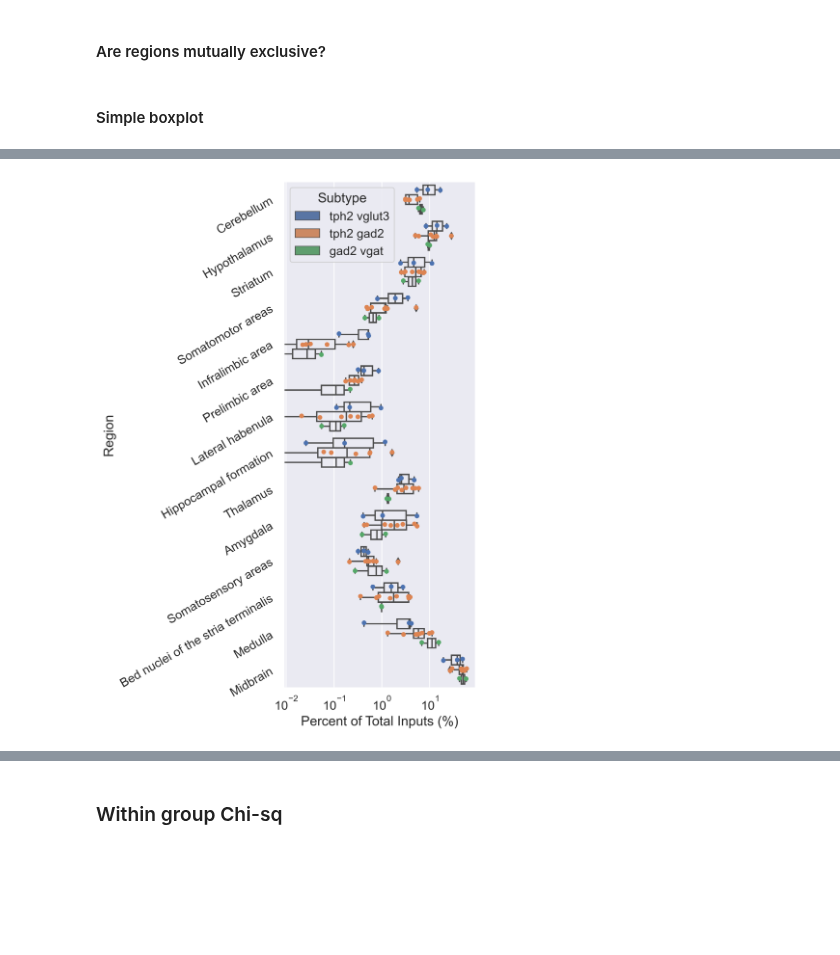
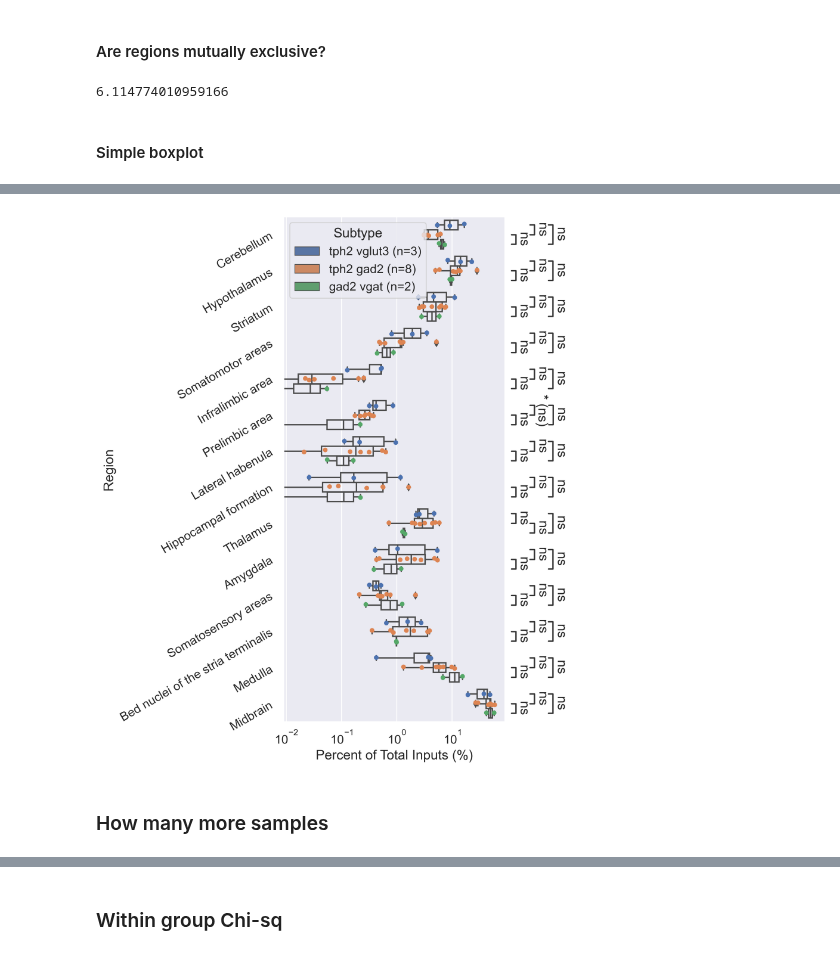
Before and after one commit to neurodata/brainlit, a Jupyter notebook: experiments/BrainLine/soma_analysis.ipynb, the cells around one changed output, grey strips where cells are left out. Cells and saved outputs as stored; diff of their text form; code cells hidden in the pictures; blank space fills up the shorter version.

```diff
--- a/experiments/BrainLine/soma_analysis.ipynb
+++ b/experiments/BrainLine/soma_analysis.ipynb
@@ -483,16 +485,36 @@ for r_src in regions:
             continue
         elif nx.has_path(sd.region_graph, r_src, r_targ):
             print(f"{r_src} is parent of {r_targ}")
+# %%
+df[(df["Region"] == region_name) & (df["Subtype"] == f"tph2 gad2 (n={subtype_counts['tph2 gad2']})")]["Percent of Total Inputs (%)"].mean()
+# %% [output]
+6.114774010959166
 # %% [markdown]
 #### Simple boxplot
+# %%
+def _log_ttest_ind(group_data1, group_data2, verbose=1, **stats_params):
+    group_data1_log = np.log(group_data1)
+    group_data2_log = np.log(group_data2)
+
+    return ttest_ind(group_data1_log, group_data2_log, **stats_params)
 # %%
+test = StatTest(_log_ttest_ind, test_long_name='Log t-test_ind', test_short_name='log-t')
+test = "Mann-Whitney"
+#test = "t-test_ind"
+
 region_names = []
 pcts = []
 ids = []
 subtypes = []
+subtype_counts = {}
 
 for brain_id in sd.brain_ids:
     subtype = sd.brain2paths[brain_id]["subtype"]
+    if subtype in subtype_counts.keys():
+        subtype_counts[subtype] = subtype_counts[subtype] + 1
+    else:
+        subtype_counts[subtype] = 1
+
     for region in regions:
         pct = sd.region_graph.nodes[region][brain_id]/sd.region_graph.nodes[997][brain_id]*100
 
@@ -510,12 +532,17 @@ for brain_id in sd.brain_ids:
         ids.append(brain_id)
         region_names.append(composite_region)
 
+# append n to subtypes
+for i, subtype in enumerate(subtypes):
+    subtypes[i] = subtype + f" (n={subtype_counts[subtype]})"
+
+
 data = {"Region": region_names, "Brain ID": ids, "Subtype": subtypes, "Percent of Total Inputs (%)": pcts}
 df = pd.DataFrame(data=data)
 
 diffs = []
 for region_name in df["Region"].unique():
-    diff = df[(df["Region"] == region_name) & (df["Subtype"] == "tph2 gad2")]["Percent of Total Inputs (%)"].mean() - df[(df["Region"] == region_name) & (df["Subtype"] == "tph2 vglut3")]["Percent of Total Inputs (%)"].mean()
+    diff = df[(df["Region"] == region_name) & (df["Subtype"] == f"tph2 gad2 (n={subtype_counts['tph2 gad2']})")]["Percent of Total Inputs (%)"].mean() - df[(df["Region"] == region_name) & (df["Subtype"] == f"tph2 vglut3 (n={subtype_counts['tph2 vglut3']})")]["Percent of Total Inputs (%)"].mean()
     diffs.append((region_name, diff))
 def second(e):
     return e[1]
@@ -523,19 +550,58 @@ diffs.sort(key=second, reverse=False)
 order = [e[0] for e in diffs]
 
 sns.set(font_scale=1.2)
-fig, ax = plt.subplots(1, 1, figsize=(6,8.6), dpi=300)
+fig, ax = plt.subplots(1, 1, figsize=(8,8.6), dpi=300)
 fig_args = {
             "x": "Percent of Total Inputs (%)",
             "y": "Region",
             "hue": "Subtype",
             "data": df,
             "dodge": True,
+            "order": order
         }
-bplot = sns.stripplot(ax=ax, legend=False, order=order, **fig_args)
+bplot = sns.stripplot(ax=ax, legend=False, **fig_args)
 fig_args["boxprops"] = {'facecolor':'none'}
-bplot = sns.boxplot(ax=ax, order=order, **fig_args)
+bplot = sns.boxplot(ax=ax, **fig_args)
+
 bplot.set_xscale("log")
 xtick_labels = bplot.get_yticklabels()
 bplot.set_yticklabels(labels=xtick_labels, rotation=30)
+
+#annotator
+fig_args["x"] = "Region"
+fig_args["y"] = "Percent of Total Inputs (%)"
+pairs = []
+unq_subtypes = np.unique(subtypes)
+for region in regions + ["Amygdala"]:
+    if region == "Amygdala":
+        region_name = region
+    else:
+        region_name = sd.region_graph.nodes[region]["name"]
+
+    for i, subtype1 in enumerate(unq_subtypes):
+        for subtype2 in unq_subtypes[i+1:]:
+            pairs.append(((region_name, subtype1), (region_name, subtype2)))
+annot = Annotator(ax, pairs, **fig_args)
+annot.configure(test=test, text_format="star", loc="outside", comparisons_correction="BH")
+fig_args["y"] = "Region"
+fig_args["x"] = "Percent of Total Inputs (%)"
+annot.new_plot(bplot, orient="h", plot="boxplot", **fig_args)
+annot.apply_and_annotate()
+
+
+# markers = ["o", "v", "^", "<", ">", "s", "p", "*", "+", "x", "D", "h", "H"]
+# jitters = {"tph2 vglut3": -0.26, "tph2 gad2": 0, "gad2 vgat": 0.26}
+# id2marker = {id: markers[idx] for idx, id in enumerate(brain_ids)}
+# for idx, line in df.iterrows():
+#     st = line["Subtype"].split("(")[0][:-1]
+
+#     x = line["Percent of Total Inputs (%)"]
+#     y = order.index(line["Region"]) + jitters[st]
+#     c = colors[st]
+#     marker = id2marker[line["Brain ID"]]
+#     ax.scatter([x], [y], c=c, marker=marker)
+
+
+
 fig.tight_layout()
 # %% [output]
@@ -542 +625,3 @@ fig.tight_layout()
-[figure, old version]
+[figure, new version]
+# %% [markdown]
+### How many more samples
```
Also changed, not shown: parts of 9 cells of this notebook, 1 other file.
